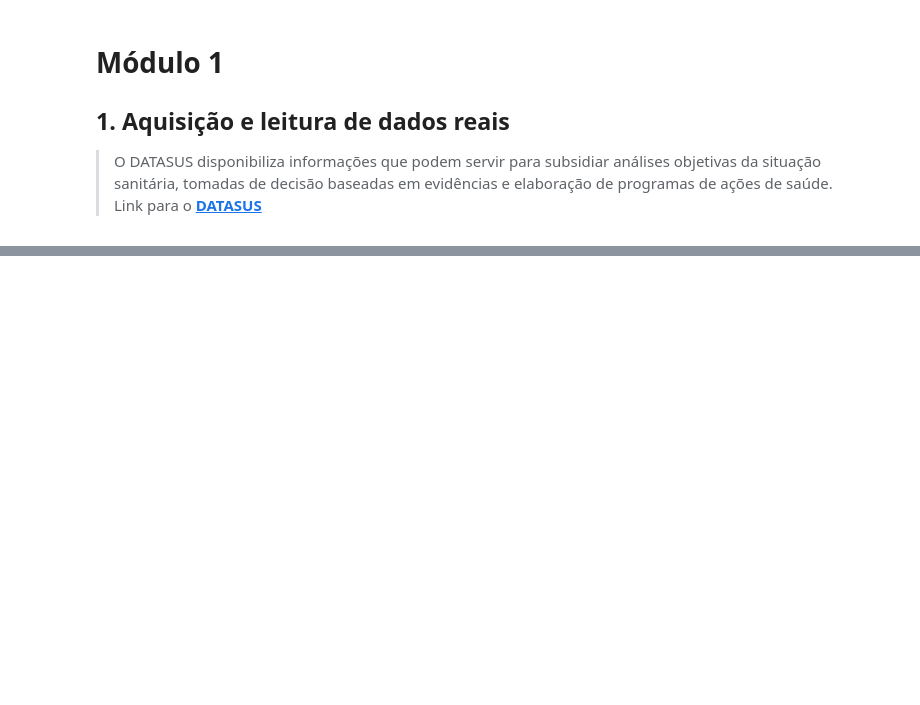
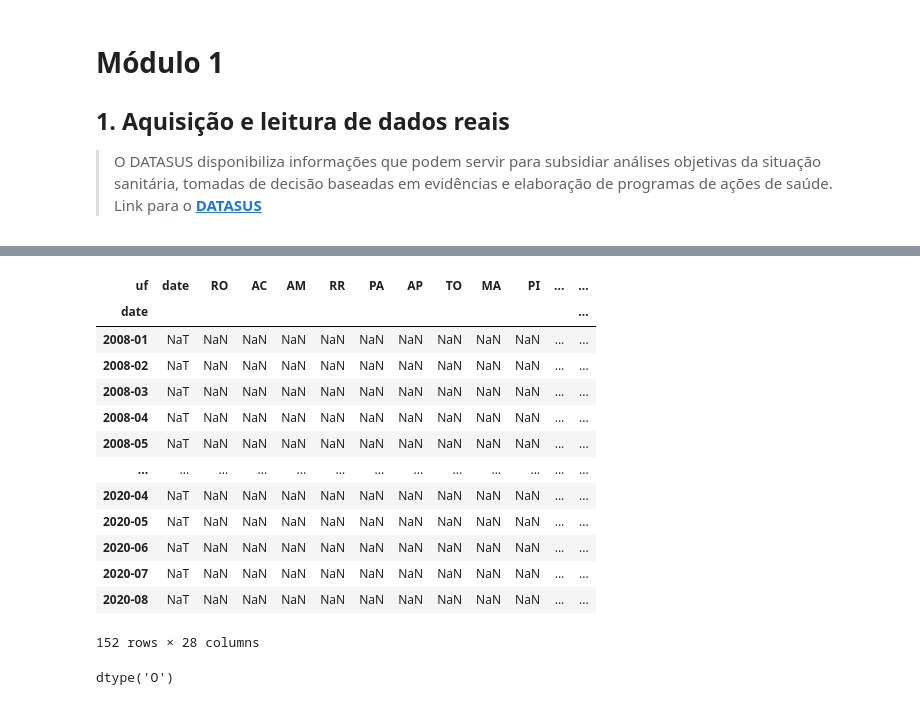
Before and after one commit to fdrigui/BootcampDataScience, a Jupyter notebook: module_one/Aula1.ipynb, the cells around one changed output, grey strips where cells are left out. Drawn from its saved outputs; the diff is of its cells as text; code cells hidden in the pictures; blank space fills up the shorter version.

```diff
--- a/module_one/Aula1.ipynb
+++ b/module_one/Aula1.ipynb
@@ -12,0 +53,3 @@ import pandas as pd
+# %%
+# Remove coluna Total
+df_proc = df_proc.drop('Total', axis=1)
@@ -13,22 +61,6 @@ import pandas as pd
 # %%
-# Abre e Lê o arquivo csv
-dados = pd.read_csv('https://raw.githubusercontent.com/alura-cursos/agendamento-hospitalar/main/dados/A151346189_28_143_208.csv',
-                    sep=';', engine='python', encoding='ISO-8859-1', skiprows=3, skipfooter=12)
-
-# Altera / por _ no nome da coluna
-dados.columns = dados.columns.str.replace('/', '_')
-
-# Altera coluna "Unidades da Federação" com espaços e maiúsculas por uf
-dados = dados.rename(columns={'Unidade da Federação':'uf'})
-
-# Subset da coluna "uf" e divisão do código [11 Rondônia] em [11] [Rondônia]
-uf_name_number = dados['uf'].str.split(' ',n=1, expand=True).rename(columns={0:'uf_number', 1:'uf_name'})
-
 # Cria lista na mão dos códigos UF e os UFs
-uf_code_number = pd.DataFrame({"uf_number":["11", "12", "13", "14", "15", "16", "17", "21", "22", "23", "24", "25", "26", "27",
+uf_number_code = pd.DataFrame({"uf_number":["11", "12", "13", "14", "15", "16", "17", "21", "22", "23", "24", "25", "26", "27",
                                           "28", "29", "31", "32", "33", "35", "41", "42", "43", "50", "51", "52", "53"],
                                "uf":["RO", "AC", "AM", "RR", "PA", "AP", "TO", "MA", "PI", "CE", "RN", "PB", "PE", "AL",
                                        "SE", "BA", "MG", "ES", "RJ", "SP", "PR", "SC", "RS", "MS", "MT", "GO", "DF"]})
-
-# Merge dos dois DataFrames
-uf_name_number = uf_name_number.merge(uf_code_number, on='uf_number')
@@ -94,0 +69,3 @@ uf_name_number
+# %%
+# Substitui na coluna 'uf'
+df_proc['uf'] = df_proc['uf'].replace(uf_number_code['uf_number'].array,uf_number_code['uf'].array)
@@ -94,0 +78,29 @@ uf_name_number
+# %%
+# Transposição de linhas por colunas ajuda a manter o dato "TYDY", onde cada coluna é uma variável, cada linha uma observação e cada célula um valor.
+df_proc = df_proc.set_index('uf').T
+# %%
+df_proc = df_proc.reset_index()
+df_proc = df_proc.rename(columns={'index':'date'})
+df_proc['date'] = pd.to_datetime(df_proc['date'].replace(['Jan', 'Fev', 'Mar', 'Abr', 'Mai', 'Jun', 'Jul', 'Ago', 'Set', 'Out', 'Nov', 'Dez'],
+                                       ['Jan', 'Feb', 'Mar', 'Apr', 'May', 'Jun', 'Jul', 'Aug', 'Sep', 'Oct', 'Nov', 'Dec'], regex=True), format='%Y-%b')
+df_proc.reindex(df_proc['date'].dt.strftime('%Y-%m'))
+#df_proc.columns = df_proc.columns.get_level_values(0)
+# %% [output]
+| uf | date | RO | AC | AM | RR | PA | AP | TO | MA | PI | ... | ... |
+| date |  |  |  |  |  |  |  |  |  |  |  | ... |
+| 2008-01 | NaT | NaN | NaN | NaN | NaN | NaN | NaN | NaN | NaN | NaN | ... | ... |
+| 2008-02 | NaT | NaN | NaN | NaN | NaN | NaN | NaN | NaN | NaN | NaN | ... | ... |
+| 2008-03 | NaT | NaN | NaN | NaN | NaN | NaN | NaN | NaN | NaN | NaN | ... | ... |
+| 2008-04 | NaT | NaN | NaN | NaN | NaN | NaN | NaN | NaN | NaN | NaN | ... | ... |
+| 2008-05 | NaT | NaN | NaN | NaN | NaN | NaN | NaN | NaN | NaN | NaN | ... | ... |
+| ... | ... | ... | ... | ... | ... | ... | ... | ... | ... | ... | ... | ... |
+| 2020-04 | NaT | NaN | NaN | NaN | NaN | NaN | NaN | NaN | NaN | NaN | ... | ... |
+| 2020-05 | NaT | NaN | NaN | NaN | NaN | NaN | NaN | NaN | NaN | NaN | ... | ... |
+| 2020-06 | NaT | NaN | NaN | NaN | NaN | NaN | NaN | NaN | NaN | NaN | ... | ... |
+| 2020-07 | NaT | NaN | NaN | NaN | NaN | NaN | NaN | NaN | NaN | NaN | ... | ... |
+| 2020-08 | NaT | NaN | NaN | NaN | NaN | NaN | NaN | NaN | NaN | NaN | ... | ... |
+152 rows × 28 columns
+# %%
+df_proc.reset_index()['index'].dtype
+# %% [output]
+dtype('O')
```
Also changed, not shown: parts of 19 cells of this notebook, 2 other files.
